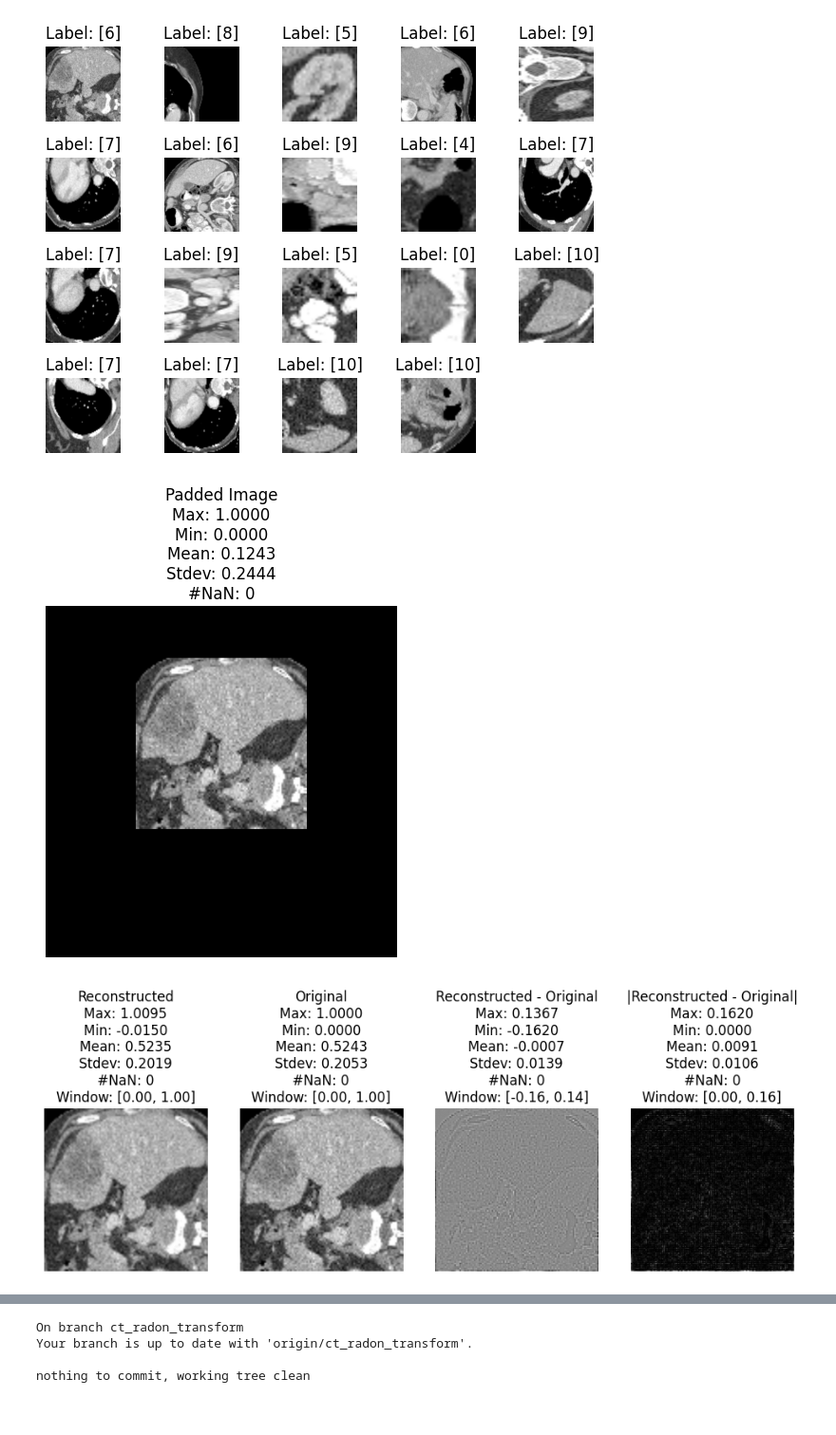
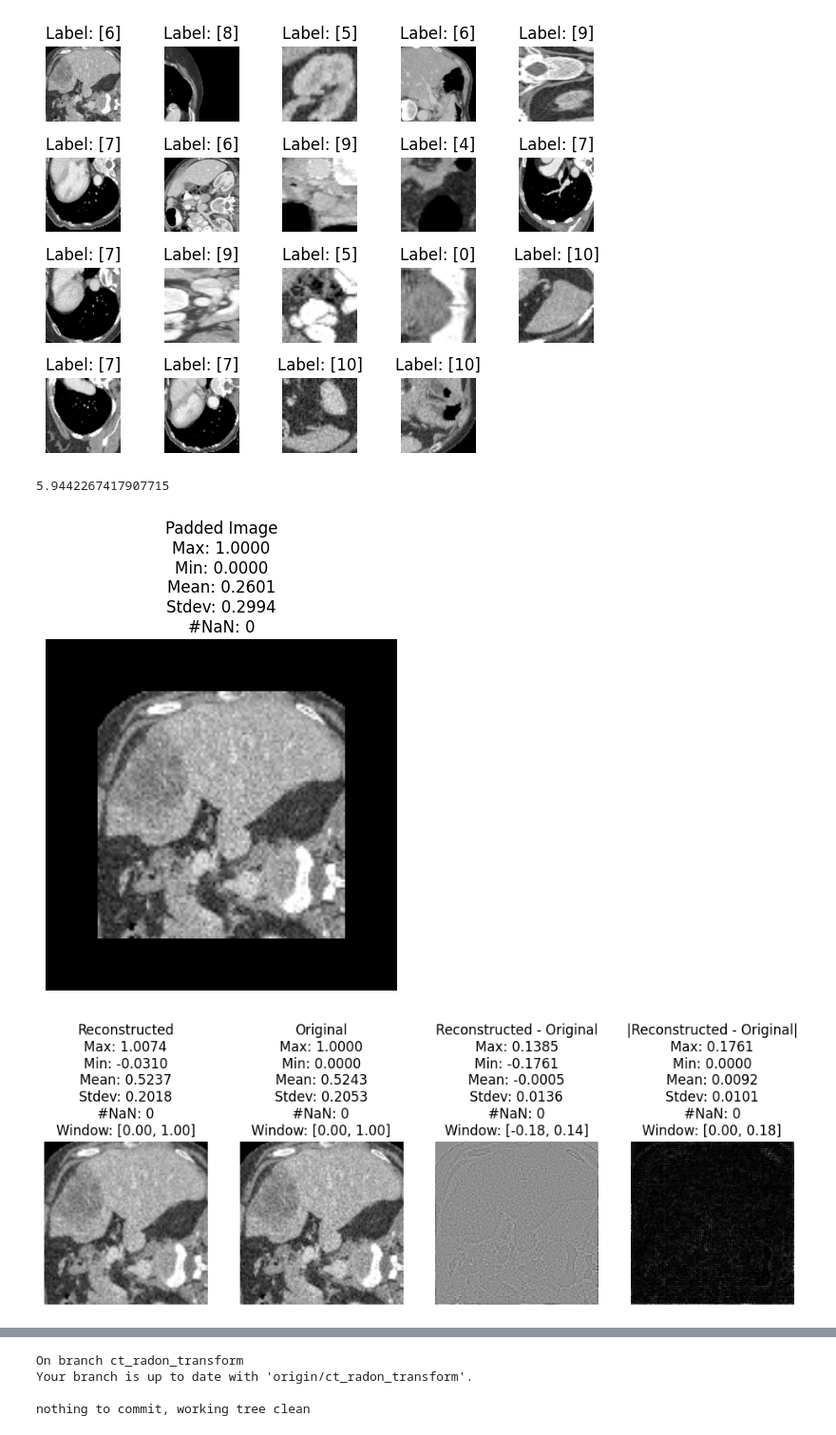
Before and after one commit to JustinCheung168/domain-adaptation-ct, a Jupyter notebook: ct_projection_proto.ipynb, the cells around one changed output, grey strips where cells are left out. Shown at 95% size. Cells and saved outputs as stored; diff of their text form; code cells hidden in the pictures.

Commit message:
In-progress notes and todos. The previous commit is a working version of shifted isocenter.

```diff
--- a/ct_projection_proto.ipynb
+++ b/ct_projection_proto.ipynb
@@ -111,6 +111,10 @@ plt.show()
 # %% [output]
 [figure]
 # %%
+import time
+
+t = time.time()
+
 img = np.asarray(dataset[0][0]) # OrganAMnist sample
 # img = resize(shepp_logan_phantom(), (224, 224)) # Shepp-Logan phantom
 
@@ -118,7 +122,7 @@ img = np.asarray(dataset[0][0]) # OrganAMnist sample
 img = (img - np.min(img)) / (np.max(img) - np.min(img))
 
 # Pad the image so that when it is rotated during forward projection, no data is lost.
-padder = ShiftPadder(shift_down=-50, shift_right=0, arr_shape=img.shape, circumscribe=True)
+padder = ShiftPadder(shift_down=0, shift_right=0, arr_shape=img.shape, circumscribe=True)
 img_pad = padder.pad(img)
 
 _ = ImShowGray.imshow(img_pad, title="Padded Image", title_stats=True)
@@ -127,34 +131,48 @@ num_projections = max(img_pad.shape)*2
 # theta = np.linspace(0., 180., num=num_projections, endpoint=False)
 # Seem to need 360 degree scanning to produce the full ring artifact instead of just half a ring. Need to understand why full ring artifact appears in practice.
 theta = np.linspace(0., 360., num=num_projections, endpoint=False)
 
 sinogram = radon(img_pad, theta=theta)
 
+# Assume all detectors may have up to 1% gain error.
+GAIN_MIN = 0.99
+GAIN_MAX = 1.00
+faulty_detectors = list(range(sinogram.shape[0]))
+# Choice of uniform random distribution ~U of detector gain defect is arbitrary - currently seeking better characterization.
+faulty_detector_gains = ((np.random.random(sinogram.shape[0]) * (GAIN_MAX-GAIN_MIN)) + GAIN_MIN).tolist()
+
+# The following describes one strong ring, which is helpful for debugging
+# faulty_detectors = [sinogram.shape[0] // 3]
+# faulty_detector_gains = [0.5]
+
 corruptor = SinogramCorruptor()
-sinogram_corrupt = corruptor.create_multiplicative_ring_artifact(sinogram, detectors=[sinogram.shape[0]//3, sinogram.shape[0]//4, sinogram.shape[0]//5], factors=[0.98, 0.9, 0.95])
+sinogram_corrupt = corruptor.create_multiplicative_ring_artifact(sinogram, detectors=faulty_detectors, factors=faulty_detector_gains)
 # sinogram_corrupt = corruptor.create_multiplicative_streak_artifact(sinogram, views=[sinogram.shape[1]//3, sinogram.shape[1]//3 + 1])
 
 img_recon_pad = iradon(sinogram, theta=theta, filter_name='ramp')
 img_recon_pad_corrupt = iradon(sinogram_corrupt, theta=theta, filter_name='ramp')
 # img_recon_pad = iradon_sart(sinogram, theta=theta, image=None)
 
 img_recon = padder.unpad(img_recon_pad)
 img_recon_corrupt = padder.unpad(img_recon_pad_corrupt)
 
 # To keep the corruption without having the reconstruction error,
 # take difference between reconstructed image with and without corruption
 # to derive an image of just the corruption.
 # Then, add this corruption back to the original image.
 corruption = img_recon_corrupt - img_recon
 img_corrupt = img + corruption
 
 _,_ = ImShowGray.imshow_diff(img_recon, img, titles=("Reconstructed","Original"), title_stats=True, title_window=True, window=[0, 1])
 _ = ImShowGray.imshow(sinogram, title="Sinogram", title_stats=True)
 
-_,_ = ImShowGray.imshow_diff(img_recon_corrupt, img, titles=("Distorted Reconstructed","Original"), title_stats=True, title_window=True, window=[0, 1])
+_,_ = ImShowGray.imshow_diff(img_recon_corrupt, img, titles=("Distorted Recon.","Original"), title_stats=True, title_window=True, window=[0, 1])
 _ = ImShowGray.imshow(sinogram_corrupt, title="Distorted Sinogram", title_stats=True)
 
 _,_ = ImShowGray.imshow_diff(img_corrupt, img, titles=("Distorted","Original"), title_stats=True, title_window=True, window=[0, 1])
+
+print(time.time() - t)
 # %% [output]
+5.9442267417907715
-[figure, old version]
+[figure, new version]
 [figure]
```
Also changed, not shown: parts of 3 cells of this notebook.
